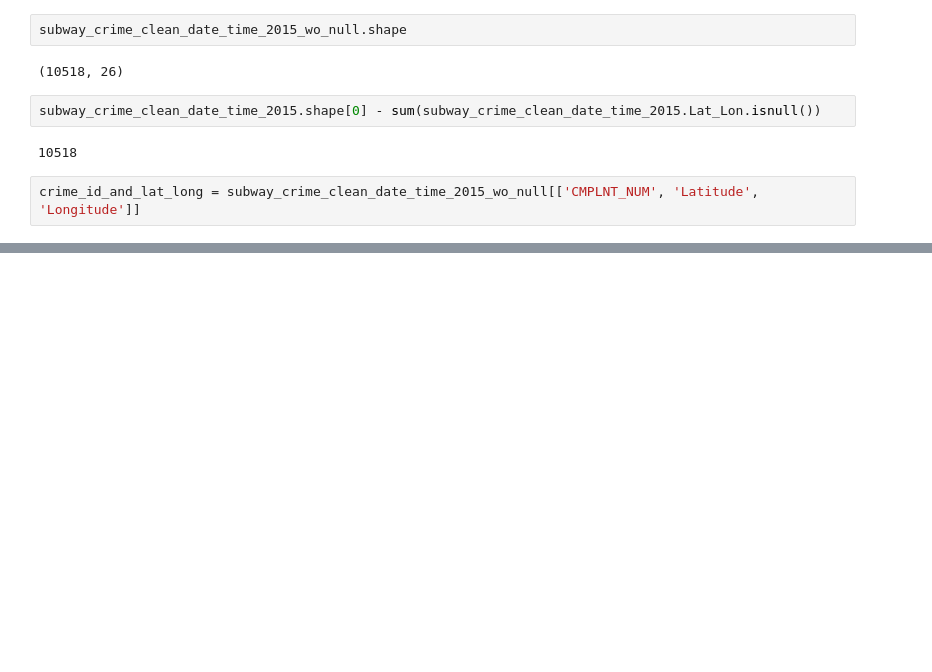
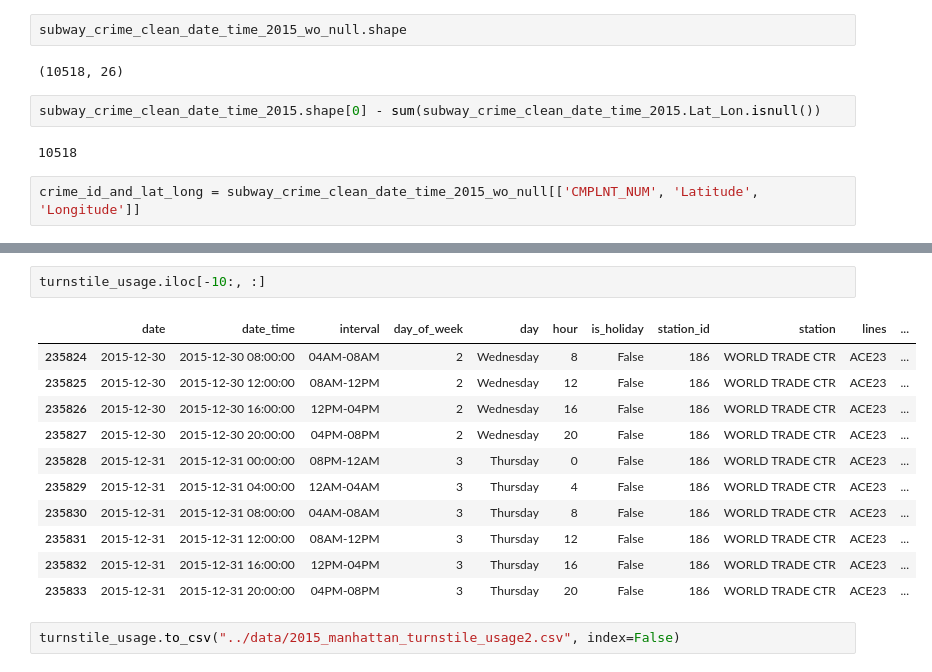
Before and after one commit to hw2312/fourcharsunder, a Jupyter notebook: crime/crime.ipynb, the cells around one changed output, grey strips where cells are left out. Drawn from its saved outputs; the diff is of its cells as text; blank space fills up the shorter version.

```diff
--- a/crime/crime.ipynb
+++ b/crime/crime.ipynb
@@ -162,0 +364,16 @@ crime_id_and_lat_long.to_csv("crime_id_and_lat_long.csv", index=False)
+# %%
+turnstile_usage.iloc[-10:, :]
+# %% [output]
+|  | date | date_time | interval | day_of_week | day | hour | is_holiday | station_id | station | lines | ... |
+| 235824 | 2015-12-30 | 2015-12-30 08:00:00 | 04AM-08AM | 2 | Wednesday | 8 | False | 186 | WORLD TRADE CTR | ACE23 | ... |
+| 235825 | 2015-12-30 | 2015-12-30 12:00:00 | 08AM-12PM | 2 | Wednesday | 12 | False | 186 | WORLD TRADE CTR | ACE23 | ... |
+| 235826 | 2015-12-30 | 2015-12-30 16:00:00 | 12PM-04PM | 2 | Wednesday | 16 | False | 186 | WORLD TRADE CTR | ACE23 | ... |
+| 235827 | 2015-12-30 | 2015-12-30 20:00:00 | 04PM-08PM | 2 | Wednesday | 20 | False | 186 | WORLD TRADE CTR | ACE23 | ... |
+| 235828 | 2015-12-31 | 2015-12-31 00:00:00 | 08PM-12AM | 3 | Thursday | 0 | False | 186 | WORLD TRADE CTR | ACE23 | ... |
+| 235829 | 2015-12-31 | 2015-12-31 04:00:00 | 12AM-04AM | 3 | Thursday | 4 | False | 186 | WORLD TRADE CTR | ACE23 | ... |
+| 235830 | 2015-12-31 | 2015-12-31 08:00:00 | 04AM-08AM | 3 | Thursday | 8 | False | 186 | WORLD TRADE CTR | ACE23 | ... |
+| 235831 | 2015-12-31 | 2015-12-31 12:00:00 | 08AM-12PM | 3 | Thursday | 12 | False | 186 | WORLD TRADE CTR | ACE23 | ... |
+| 235832 | 2015-12-31 | 2015-12-31 16:00:00 | 12PM-04PM | 3 | Thursday | 16 | False | 186 | WORLD TRADE CTR | ACE23 | ... |
+| 235833 | 2015-12-31 | 2015-12-31 20:00:00 | 04PM-08PM | 3 | Thursday | 20 | False | 186 | WORLD TRADE CTR | ACE23 | ... |
+# %%
+turnstile_usage.to_csv("../data/2015_manhattan_turnstile_usage2.csv", index=False)
```
Also changed, not shown: parts of 34 cells of this notebook, 7 other files.
